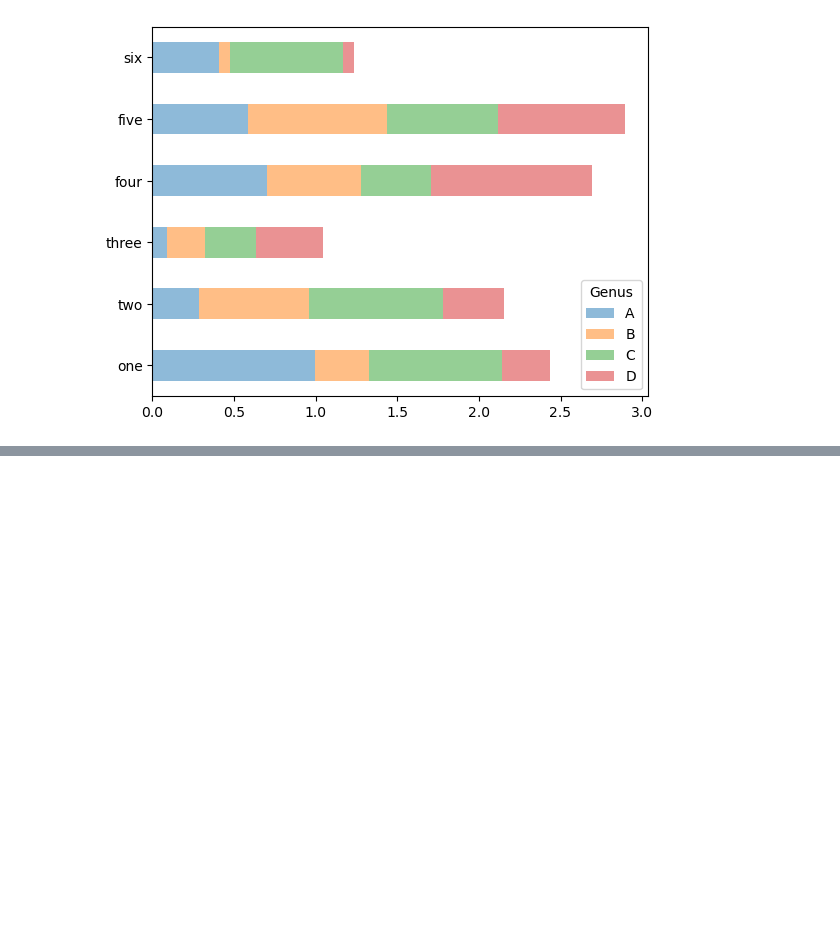
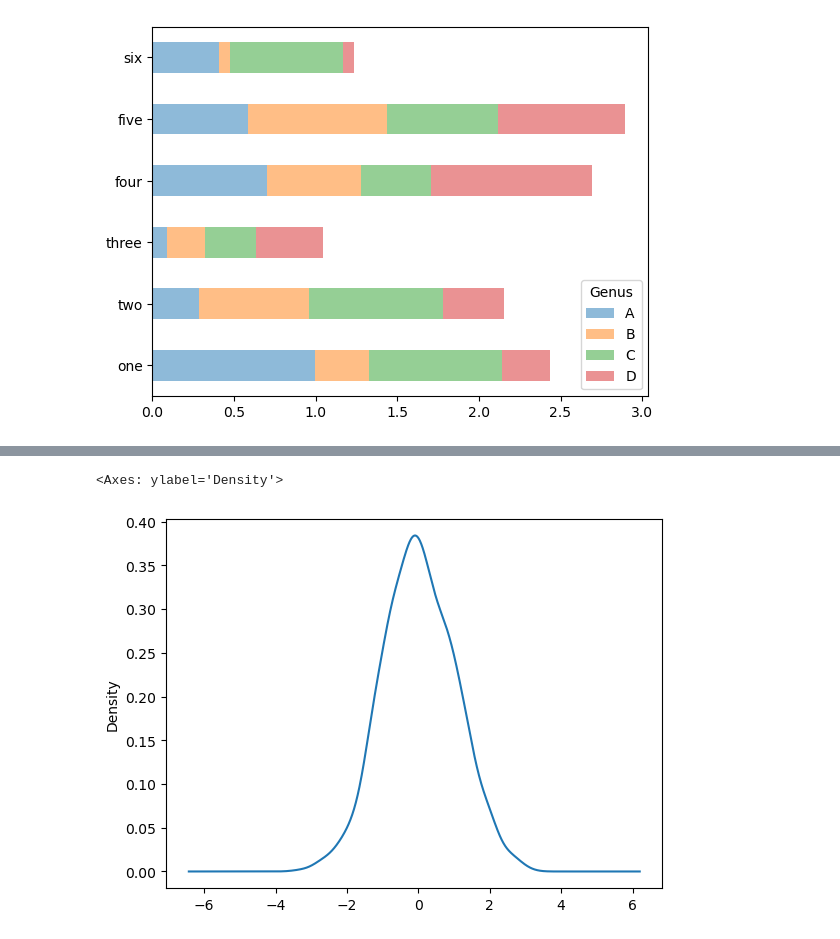
Before and after one commit to ArslanAmanov/Data-Science-Foundations-, a Jupyter notebook: Python for Data Analyses O'reilly_book/ch8_plotting_and_visualization.ipynb, the cells around one changed output, grey strips where cells are left out. Saved outputs shown, nothing was run; the diff lists cells and outputs as text; code cells hidden in the pictures; blank space fills up the shorter version.

```diff
--- a/Python for Data Analyses O'reilly_book/ch8_plotting_and_visualization.ipynb
+++ b/Python for Data Analyses O'reilly_book/ch8_plotting_and_visualization.ipynb
@@ -372,0 +389,15 @@ df.plot.barh(stacked=True, alpha=0.5)
+# %%
+# A related plot type is a density plot, which is formed by computing an estimate of a continuous probability distribution that might have generated the observed data.
+# A usual procedure is to approximate this distribution as a mixture of "kernels" that is simpler distributions like the normal (Gaussian) distribution.
+# Thus, density plots are also known as KDE(kernel density estimate) plots.
+# Using plot.kde makes a density plot using the conventional mixture-of-normals estimate:
+import pandas as pd
+import numpy as np
+import matplotlib.pyplot as plt
+from numpy.random import randn
+from pandas import DataFrame
+data = pd.Series(np.random.randn(1000))
+data.plot.density()
+# %% [output]
+<Axes: ylabel='Density'>
+[figure, added]
```
Also changed, not shown: parts of 7 cells of this notebook.
